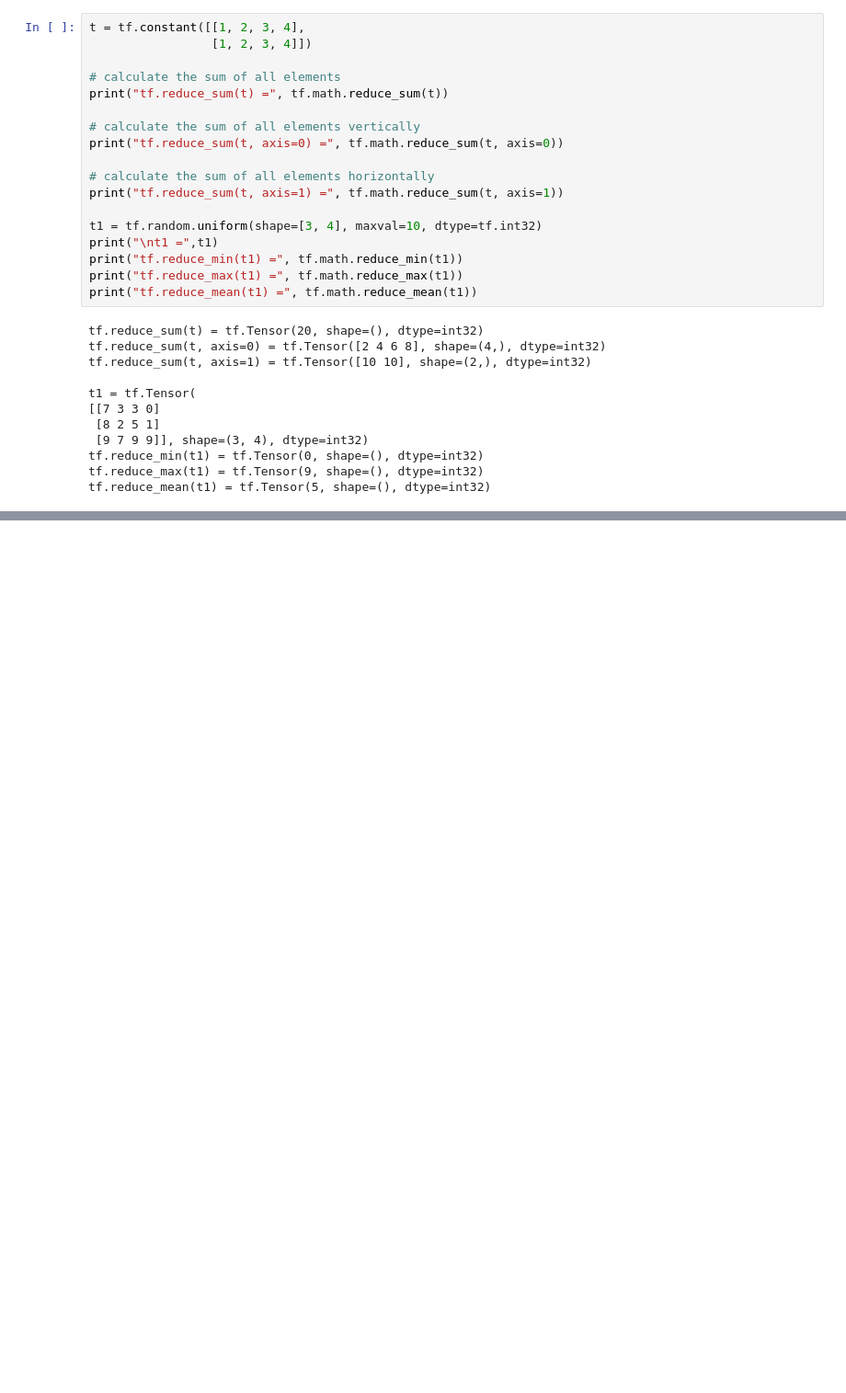
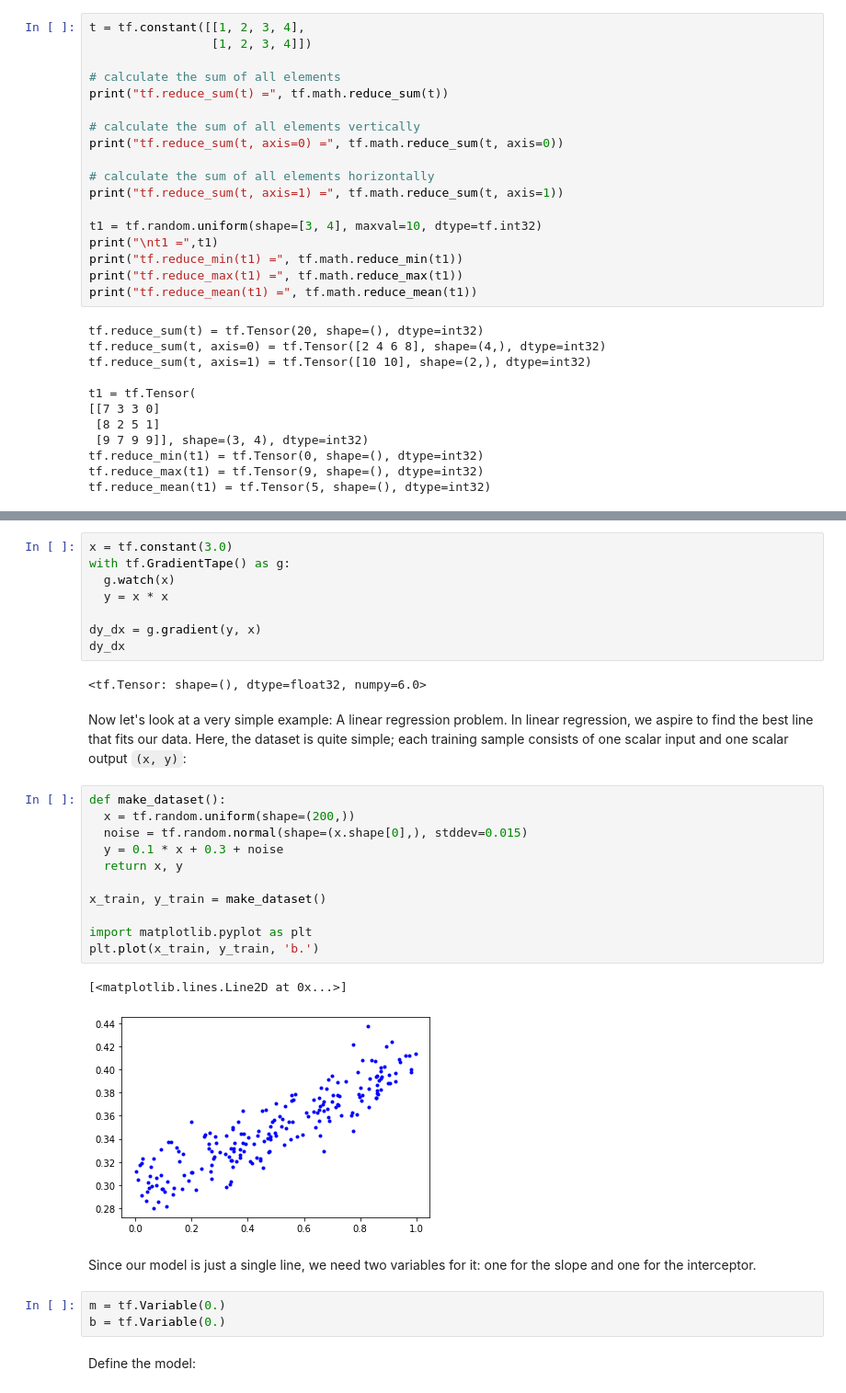
Before and after one commit to iust-deep-learning/tensorflow-2-tutorial, a Jupyter notebook: part_01.ipynb, the cells around one changed output, grey strips where cells are left out. Shown at 92% size. Saved outputs shown, nothing was run; the diff lists cells and outputs as text; blank space fills up the shorter version.

```diff
--- a/part_01.ipynb
+++ b/part_01.ipynb
@@ -562,0 +630,33 @@ tf.reduce_mean(t1) = tf.Tensor(5, shape=(), dtype=int32)
+# %%
+x = tf.constant(3.0)
+with tf.GradientTape() as g:
+  g.watch(x)
+  y = x * x
+
+dy_dx = g.gradient(y, x)
+dy_dx
+# %% [output]
+<tf.Tensor: shape=(), dtype=float32, numpy=6.0>
+# %% [markdown]
+Now let's look at a very simple example: A linear regression problem. In linear regression, we aspire to find the best line that fits our data. Here, the dataset is quite simple; each training sample consists of one scalar input and one scalar output `(x, y)`:
+# %%
+def make_dataset():
+  x = tf.random.uniform(shape=(200,))
+  noise = tf.random.normal(shape=(x.shape[0],), stddev=0.015)
+  y = 0.1 * x + 0.3 + noise
+  return x, y
+
+x_train, y_train = make_dataset()
+
+import matplotlib.pyplot as plt
+plt.plot(x_train, y_train, 'b.')
+# %% [output]
+[<matplotlib.lines.Line2D at 0x...>]
+[figure, added]
+# %% [markdown]
+Since our model is just a single line, we need two variables for it: one for the slope and one for the interceptor.
+# %%
+m = tf.Variable(0.)
+b = tf.Variable(0.)
+# %% [markdown]
+Define the model:
```
Also changed, not shown: parts of 29 cells of this notebook.
